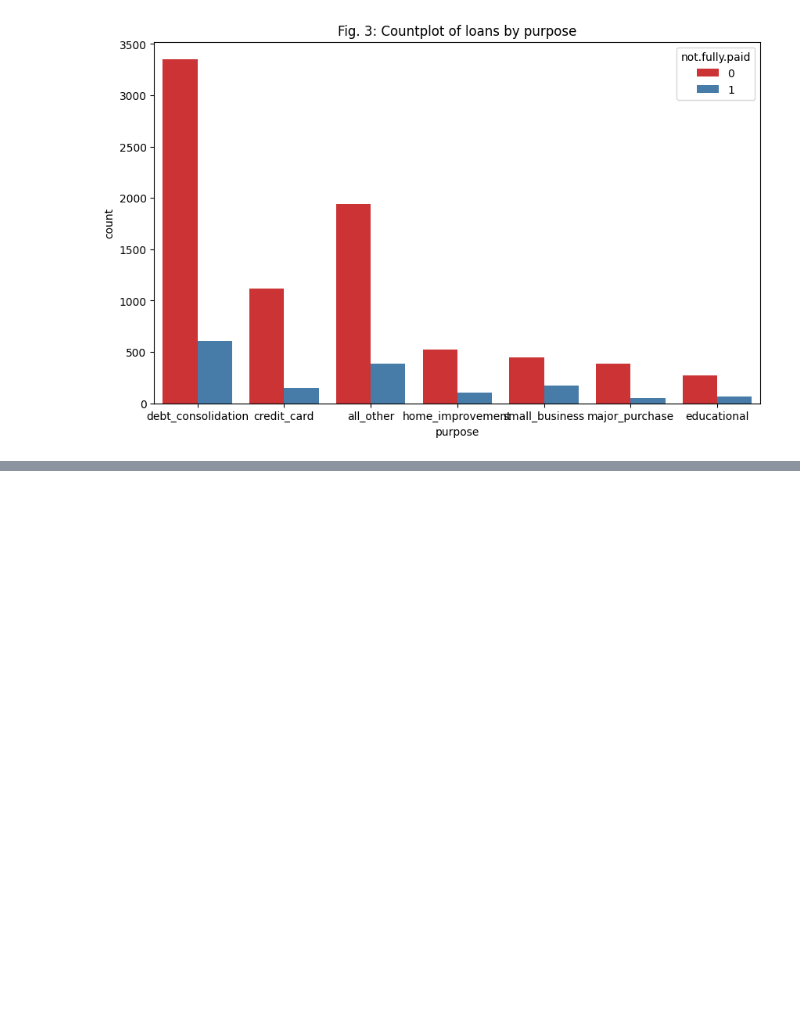
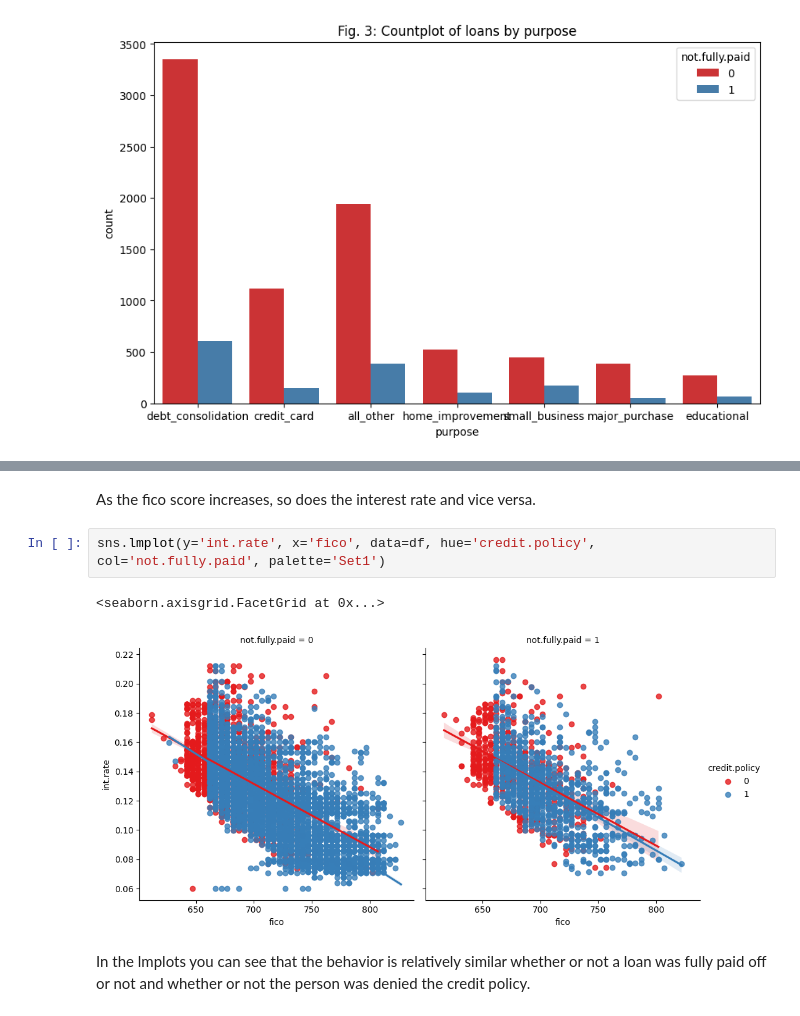
Before and after one commit to lostconnectionhere/machinelearning, a Jupyter notebook: decision_trees/loandata_decisionTreesRandomForest.ipynb, the cells around one changed output, grey strips where cells are left out. Drawn from its saved outputs; the diff is of its cells as text; blank space fills up the shorter version.

```diff
--- a/decision_trees/loandata_decisionTreesRandomForest.ipynb
+++ b/decision_trees/loandata_decisionTreesRandomForest.ipynb
@@ -111,0 +119,9 @@ Text(0.5, 1.0, 'Fig. 3: Countplot of loans by purpose')
+# %% [markdown]
+As the fico score increases, so does the interest rate and vice versa.
+# %%
+sns.lmplot(y='int.rate', x='fico', data=df, hue='credit.policy', col='not.fully.paid', palette='Set1')
+# %% [output]
+<seaborn.axisgrid.FacetGrid at 0x...>
+[figure, added]
+# %% [markdown]
+In the lmplots you can see that the behavior is relatively similar whether or not a loan was fully paid off or not and whether or not the person was denied the credit policy.
```
Also changed, not shown: parts of 2 cells of this notebook.
